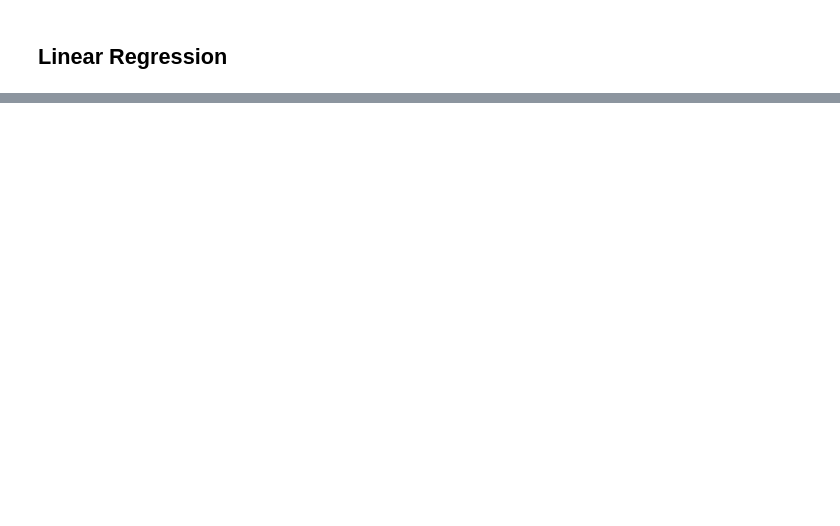
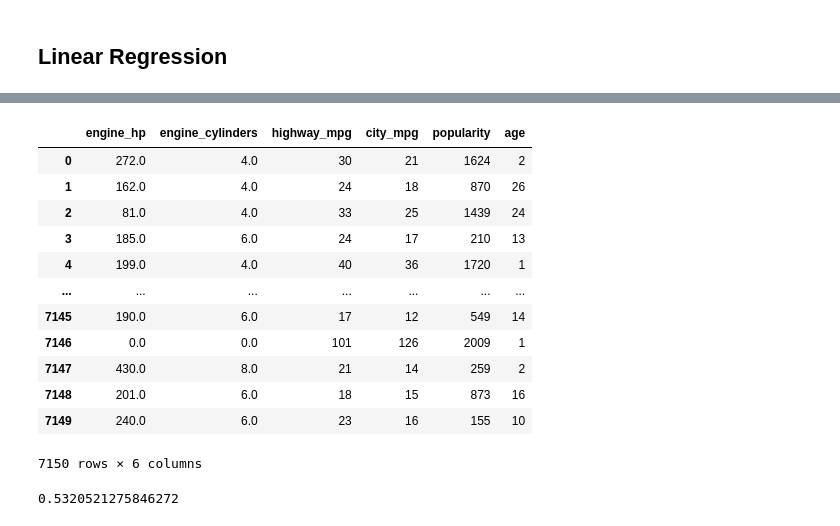
Before and after one commit to KarenW9571/MLZoomCamp2024, a Jupyter notebook: 02-Regression/Notes.ipynb, the cells around one changed output, grey strips where cells are left out. Cells and saved outputs as stored; diff of their text form; code cells hidden in the pictures; blank space fills up the shorter version.

```diff
--- a/02-Regression/Notes.ipynb
+++ b/02-Regression/Notes.ipynb
@@ -254,0 +501,4 @@ df_train.head()
+# %%
+base = ['engine_hp', 'engine_cylinders', 'highway_mpg',
+        'city_mpg', 'popularity']
+X_train = df_train[base]
@@ -254,0 +573,7 @@ df_train.head()
+# %%
+def prepare_X(df):
+    df_num = df[base]
+    df_num= df_num.fillna(0)
+
+
+    return df_num
@@ -254,0 +612,26 @@ df_train.head()
+# %%
+def prepare_X(df):
+    df['age'] = 2017 - df['year']
+    features = base + ['age']
+    df_num = df[features]
+    df_num= df_num.fillna(0)
+
+
+    return df_num
+# %%
+X_train = prepare_X(df_train)
+X_train
+# %% [output]
+|  | engine_hp | engine_cylinders | highway_mpg | city_mpg | popularity | age |
+| 0 | 272.0 | 4.0 | 30 | 21 | 1624 | 2 |
+| 1 | 162.0 | 4.0 | 24 | 18 | 870 | 26 |
+| 2 | 81.0 | 4.0 | 33 | 25 | 1439 | 24 |
+| 3 | 185.0 | 6.0 | 24 | 17 | 210 | 13 |
+| 4 | 199.0 | 4.0 | 40 | 36 | 1720 | 1 |
+| ... | ... | ... | ... | ... | ... | ... |
+| 7145 | 190.0 | 6.0 | 17 | 12 | 549 | 14 |
+| 7146 | 0.0 | 0.0 | 101 | 126 | 2009 | 1 |
+| 7147 | 430.0 | 8.0 | 21 | 14 | 259 | 2 |
+| 7148 | 201.0 | 6.0 | 18 | 15 | 873 | 16 |
+| 7149 | 240.0 | 6.0 | 23 | 16 | 155 | 10 |
+7150 rows × 6 columns
@@ -254,0 +641,6 @@ df_train.head()
+# %%
+X_val = prepare_X(df_val)
+y_val_pred = w0 + X_val.dot(w)
+rmse(y_val, y_val_pred)
+# %% [output]
+0.5320521275846272
```
Also changed, not shown: parts of 63 cells of this notebook.
